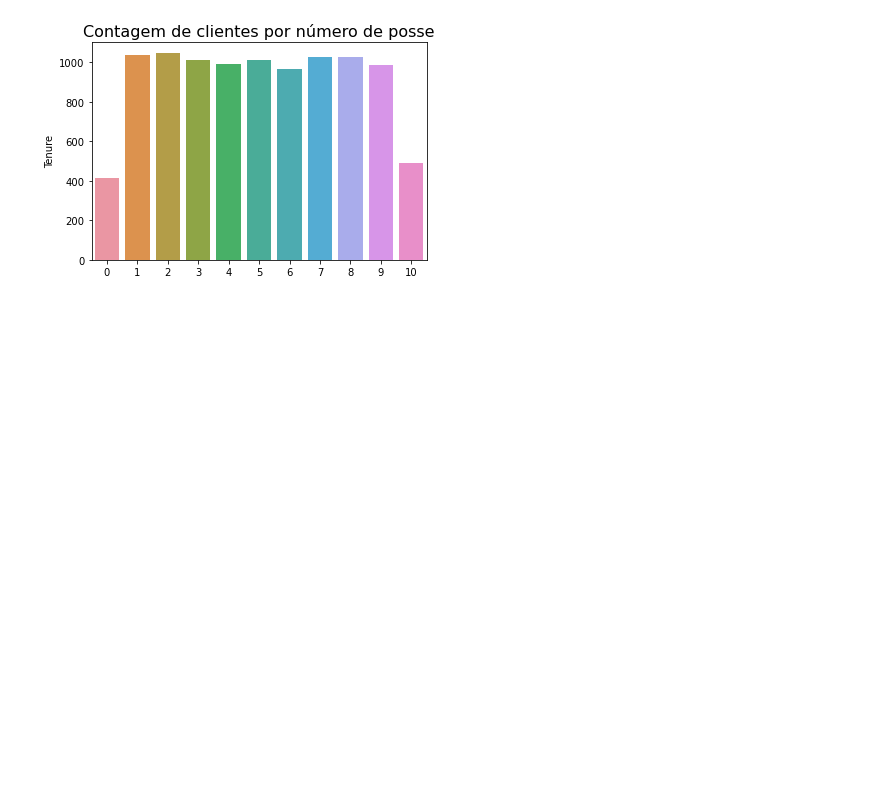
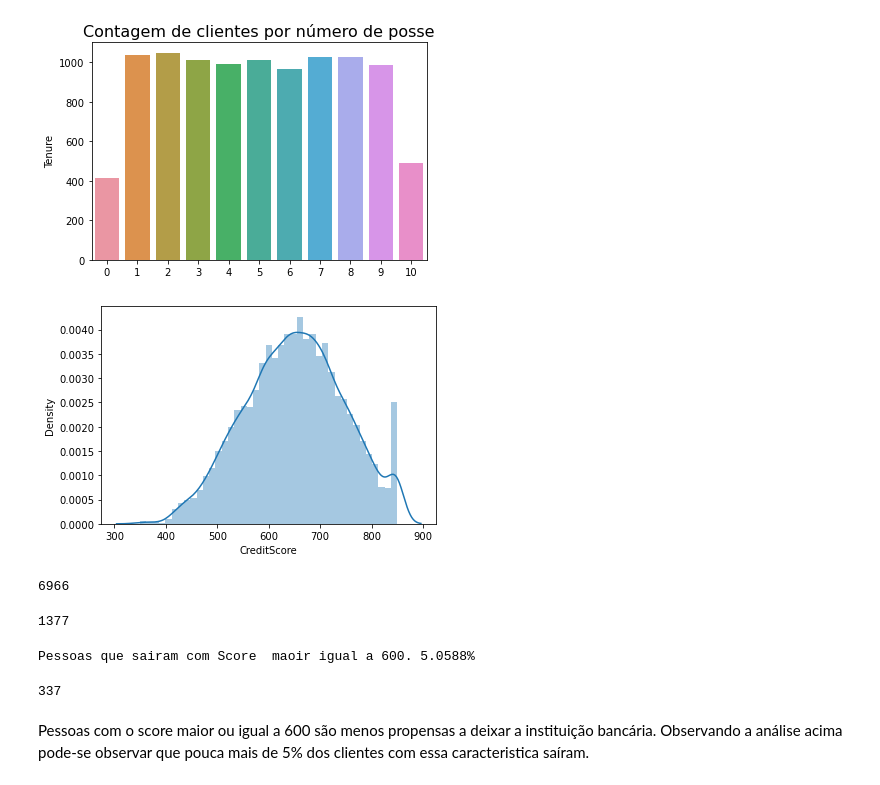
Before and after one commit to Eduu1/Portf-lio-Data-Science, a Jupyter notebook: Projeto_Bank_Customer_churn/Notebook_Projeto.ipynb, the cells around one changed output. Cells and saved outputs as stored; diff of their text form; code cells hidden in the pictures; blank space fills up the shorter version.

Commit message:
EDA - Análises

```diff
--- a/Projeto_Bank_Customer_churn/Notebook_Projeto.ipynb
+++ b/Projeto_Bank_Customer_churn/Notebook_Projeto.ipynb
@@ -134,3 +134,29 @@ plt.title('Contagem de clientes por número de posse', fontdict={'size':'16'})
 plt.show()
 # %% [output]
 [figure]
+# %%
+sns.distplot(dataset['CreditScore'])
+plt.show()
+# %% [output]
+[figure, added]
+# %%
+credit_filter = dataset.loc[dataset['CreditScore'] >= 600]
+credit_filter.value_counts().sum()
+# %% [output]
+6966
+# %%
+credit_exit = credit_filter.loc[dataset['Exited'] == 1]
+credit_exit.value_counts().sum()
+# %% [output]
+1377
+# %%
+porcent1 = len(credit_filter) / len(credit_exit)
+print(f'Pessoas que sairam com Score maoir ou igual a 600. {porcent1:.4f}%')
+# %% [output]
+Pessoas que sairam com Score  maoir igual a 600. 5.0588%
+# %%
+credit_exit.loc[dataset['Balance'] == 0].value_counts().sum()
+# %% [output]
+337
+# %% [markdown]
+Pessoas com o score maior ou igual a 600 são menos propensas a deixar a instituição bancária. Observando a análise acima pode-se observar que pouca mais de 5% dos clientes com essa caracteristica saíram.
```
